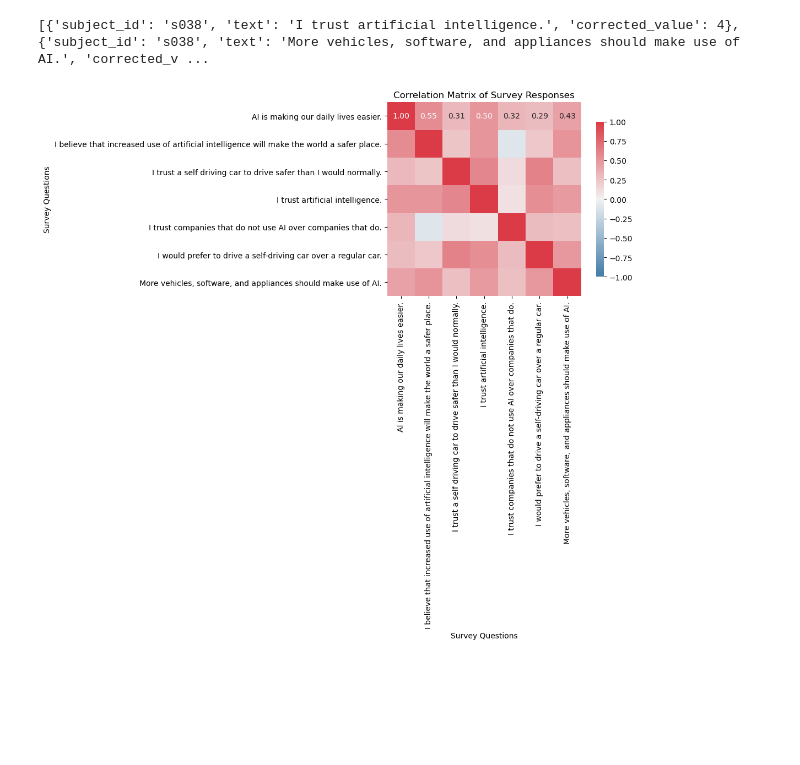
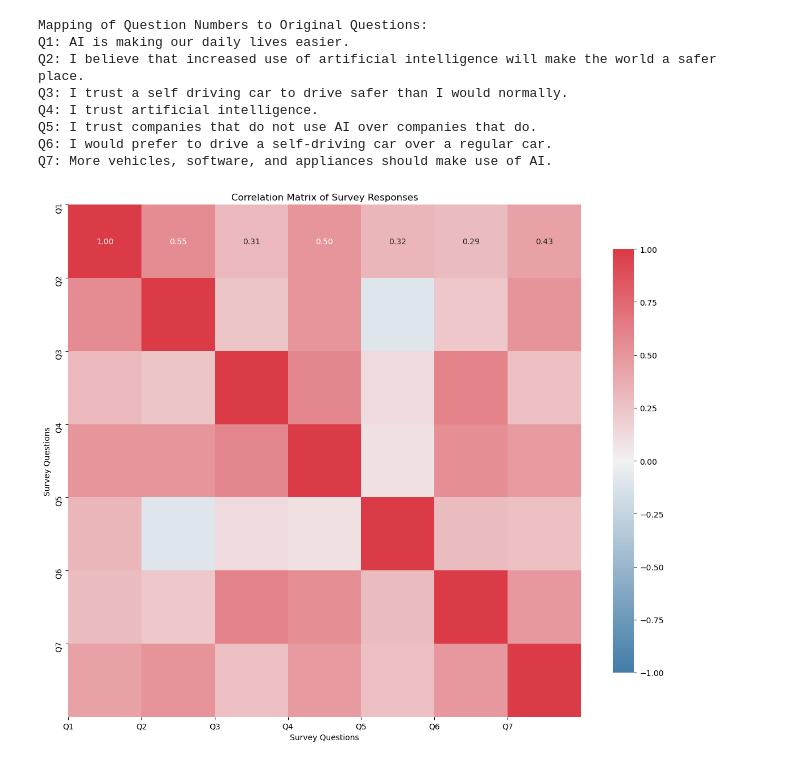
Before and after one commit to kriti-ach/SharedControlPaper, a Jupyter notebook: notebooks/analysis/survey_analysis_KA.ipynb, the cells around one changed output. Saved outputs shown, nothing was run; the diff lists cells and outputs as text; code cells hidden in the pictures; blank space fills up the shorter version.

```diff
--- a/notebooks/analysis/survey_analysis_KA.ipynb
+++ b/notebooks/analysis/survey_analysis_KA.ipynb
@@ -86,38 +86,60 @@ combined_data = []
 for subject_id, details in survey_results.items():
     df = details['data']
     for idx, row in df.iterrows():
         combined_data.append({'subject_id': subject_id, 'text': row['text'], 'corrected_value': row['corrected_value']})
 
 # Step 2: Create a pivot DataFrame
 pivot_df = pd.DataFrame(combined_data)
-print(combined_data)
 pivot_df = pivot_df.pivot(index='subject_id', columns='text', values='corrected_value')
 
-# Step 3: Calculate the correlation matrix
+# Step 3: Create a mapping from question number to original questions
+question_mapping = {f'Q{i + 1}': question for i, question in enumerate(pivot_df.columns)}
+
+# Print the mapping of question numbers to original questions
+print("Mapping of Question Numbers to Original Questions:")
+for q_num, original_question in question_mapping.items():
+    print(f"{q_num}: {original_question}")
+
+# Step 4: Rename the columns to Q1, Q2, ..., Q7
+new_columns = [f'Q{i + 1}' for i in range(len(pivot_df.columns))]
+pivot_df.columns = new_columns
+
+# Step 5: Calculate the correlation matrix
 correlation_matrix = pivot_df.corr()
-# Step 4: Create a heatmap of the correlation matrix
-# Create a custom diverging colormap
+
+# Step 6: Create a heatmap of the correlation matrix
 cmap = sns.diverging_palette(240, 10, as_cmap=True)  # blue to red palette
 
 # Create the figure for the heatmap
 plt.figure(figsize=(12, 10))
 
-# Create the heatmap with the custom colormap and specific color mapping
 sns.heatmap(correlation_matrix, annot=True, fmt=".2f", cmap=cmap, center=0, square=True,
-            cbar_kws={"shrink": .8}, vmin=-1, vmax=1)
+            cbar_kws={"shrink": .8}, vmin=-1, vmax=1, annot_kws={"size": 10})
 
 # Set the title and labels
 plt.title("Correlation Matrix of Survey Responses")
 plt.xlabel("Survey Questions")
 plt.ylabel("Survey Questions")
+
+# Update ticks to show new names
+plt.xticks(ticks=range(len(new_columns)), labels=new_columns)
+plt.yticks(ticks=range(len(new_columns)), labels=new_columns)
+
 plt.tight_layout()
 
 # Save the figure
 plt.savefig('figures/ai_survey_correlation_matrix.png', dpi=300)
 plt.show()
 
 # Save the correlation matrix to a CSV file
 correlation_matrix.to_csv('output/ai_survey_correlation_matrix.csv', index=True)
 # %% [output]
-[{'subject_id': 's038', 'text': 'I trust artificial intelligence.', 'corrected_value': 4}, {'subject_id': 's038', 'text': 'More vehicles, software, and appliances should make use of AI.', 'corrected_v ...
+Mapping of Question Numbers to Original Questions:
+Q1: AI is making our daily lives easier.
+Q2: I believe that increased use of artificial intelligence will make the world a safer place.
+Q3: I trust a self driving car to drive safer than I would normally.
+Q4: I trust artificial intelligence.
+Q5: I trust companies that do not use AI over companies that do.
+Q6: I would prefer to drive a self-driving car over a regular car.
+Q7: More vehicles, software, and appliances should make use of AI.
-[figure, old version]
+[figure, new version]
```
Also changed, not shown: 54 other files.
